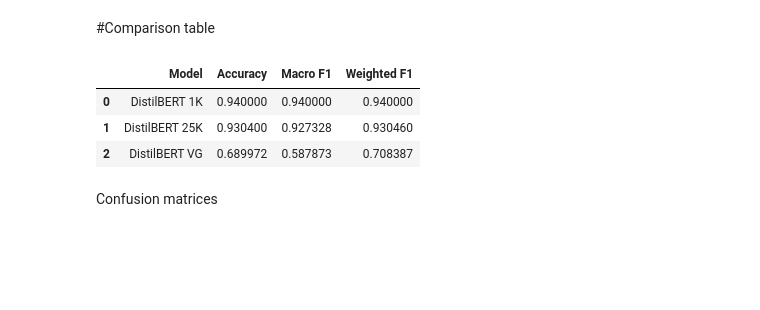
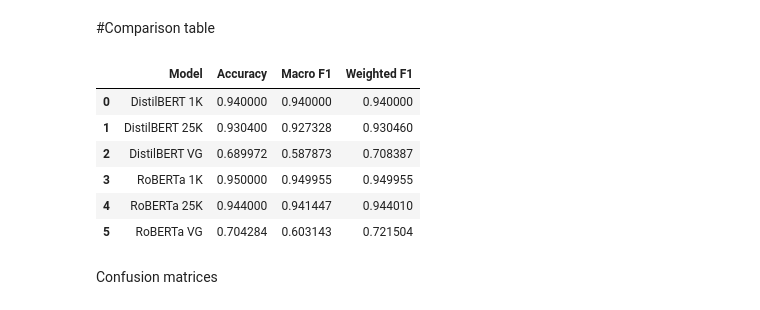
Before and after one commit to OscarEngelmark/D7047E, a Jupyter notebook: Lab1/src/Lab1_Comparison.ipynb, the cells around one changed output. Drawn from its saved outputs; the diff is of its cells as text; code cells hidden in the pictures; blank space fills up the shorter version.

```diff
--- a/Lab1/src/Lab1_Comparison.ipynb
+++ b/Lab1/src/Lab1_Comparison.ipynb
@@ -9,13 +23,22 @@ from transformer_utils import (build_tf_datasets,compute_metrics_tf,evaluate_tf,
 from utils import device_check
 # %%
 device = device_check()
+
 NOTEBOOK_DIR = Path.cwd()
 PROJECT_DIR  = NOTEBOOK_DIR.parent
+
 SPLITS_DIR = PROJECT_DIR / 'data' / 'splits'
 MODELS_DIR = PROJECT_DIR / 'models'
-MODEL_NAME = 'distilbert-base-uncased'
+
 MAX_LENGTH = 128
-tokenizer = AutoTokenizer.from_pretrained(MODEL_NAME)
+
+# Two model names
+DISTILBERT_NAME = 'distilbert-base-uncased'
+ROBERTA_NAME    = 'roberta-base'
+
+# Two tokenizers
+tokenizer_distilbert = AutoTokenizer.from_pretrained(DISTILBERT_NAME)
+tokenizer_roberta    = AutoTokenizer.from_pretrained(ROBERTA_NAME)
 # %% [output]
 PyTorch: 2.11.0+cu130 | Python: 3.11.15 | OS: Linux 5.15.0-168-generic
 CUDA available: True
@@ -191,26 +326,26 @@ Classification Report: DistilBERT-VG
 # %%
-from sklearn.metrics import accuracy_score, f1_score
 results = []
-def compute_scores(name, y_true, y_pred):
-    acc = accuracy_score(y_true, y_pred)
-    macro_f1 = f1_score(y_true, y_pred, average='macro')
-    weighted_f1 = f1_score(y_true, y_pred, average='weighted')
-    return {
-        "Model": name,
-        "Accuracy": acc,
-        "Macro F1": macro_f1,
-        "Weighted F1": weighted_f1,
-    }
-results.append(compute_scores("DistilBERT 1K", y_true_1k, y_pred_1k))
-results.append(compute_scores("DistilBERT 25K", y_true_25k, y_pred_25k))
-results.append(compute_scores("DistilBERT VG", y_true_vg, y_pred_vg))
+
+# DistilBERT
+results.append(compute_scores("DistilBERT 1K", y_true_1k_d, y_pred_1k_d))
+results.append(compute_scores("DistilBERT 25K", y_true_25k_d, y_pred_25k_d))
+results.append(compute_scores("DistilBERT VG", y_true_vg_d, y_pred_vg_d))
+
+# RoBERTa
+results.append(compute_scores("RoBERTa 1K", y_true_1k_r, y_pred_1k_r))
+results.append(compute_scores("RoBERTa 25K", y_true_25k_r, y_pred_25k_r))
+results.append(compute_scores("RoBERTa VG", y_true_vg_r, y_pred_vg_r))
+
 df_results = pd.DataFrame(results)
 df_results
 # %% [output]
 |  | Model | Accuracy | Macro F1 | Weighted F1 |
 | 0 | DistilBERT 1K | 0.940000 | 0.940000 | 0.940000 |
 | 1 | DistilBERT 25K | 0.930400 | 0.927328 | 0.930460 |
 | 2 | DistilBERT VG | 0.689972 | 0.587873 | 0.708387 |
+| 3 | RoBERTa 1K | 0.950000 | 0.949955 | 0.949955 |
+| 4 | RoBERTa 25K | 0.944000 | 0.941447 | 0.944010 |
+| 5 | RoBERTa VG | 0.704284 | 0.603143 | 0.721504 |
 # %% [markdown]
 Confusion matrices
 # %%
```
Also changed, not shown: parts of 9 cells of this notebook.
